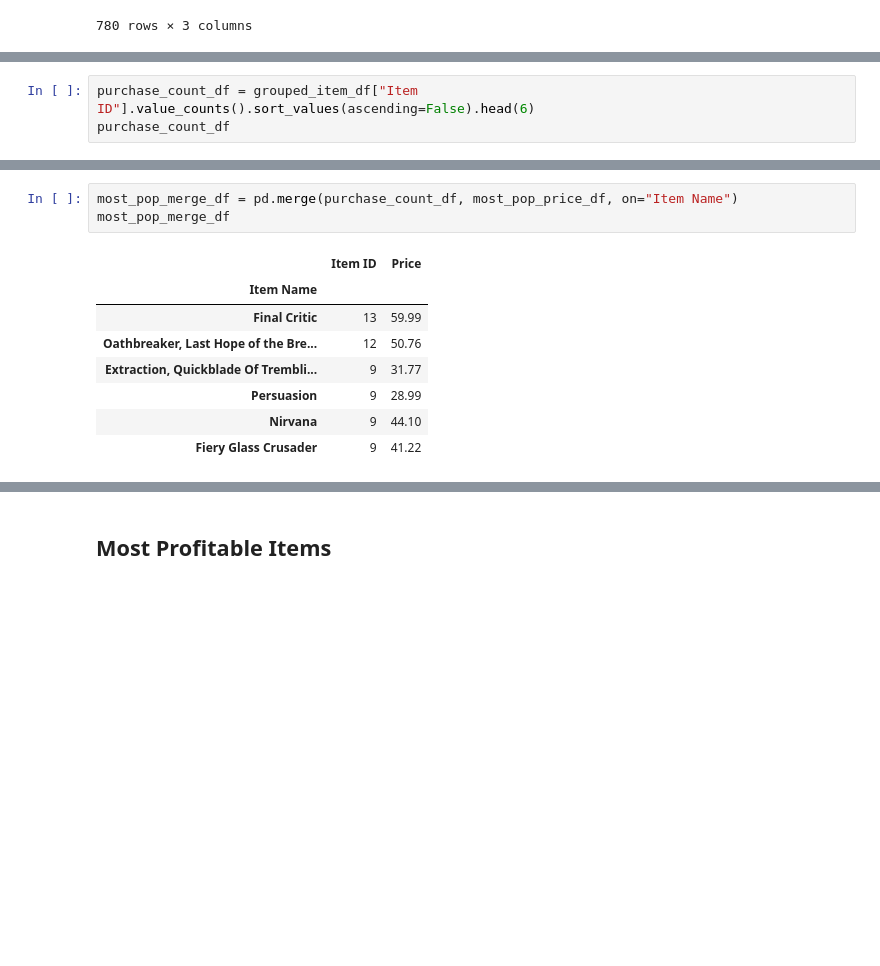
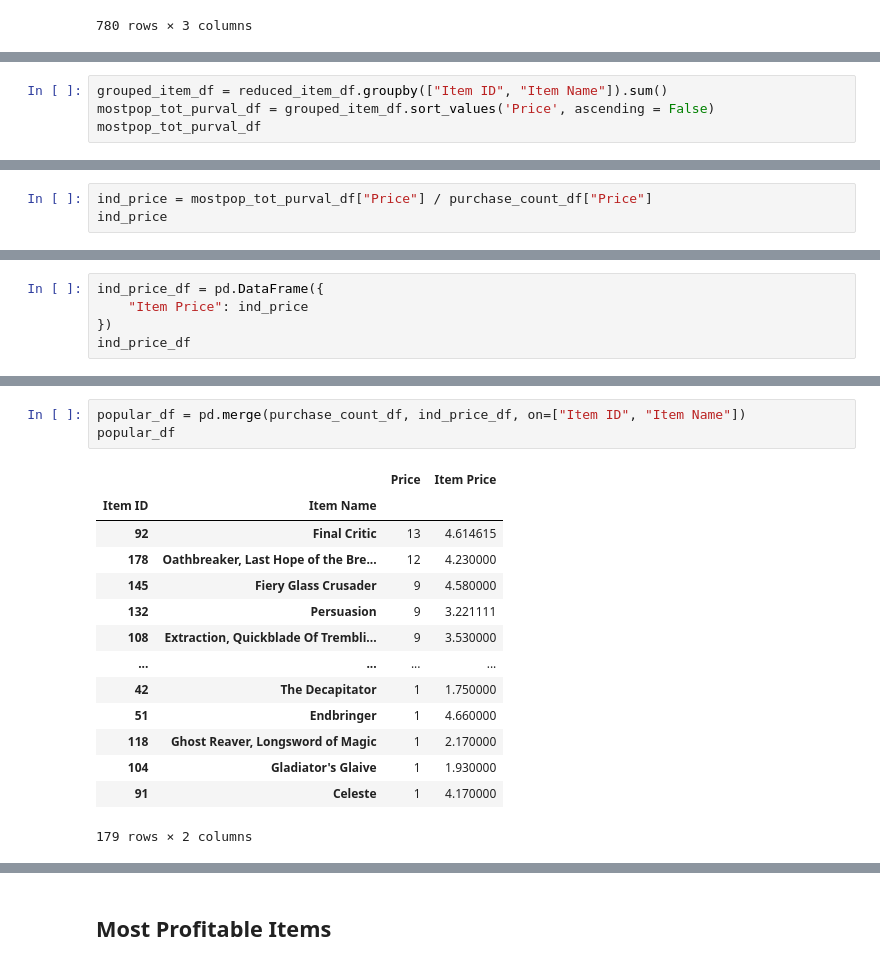
Before and after one commit to alfonsocamero/pandas-challenge, a Jupyter notebook: HeroesOfPymoli/HeroesOfPymoli_starter.ipynb, the cells around one changed output, grey strips where cells are left out. Drawn from its saved outputs; the diff is of its cells as text; blank space fills up the shorter version.

Commit message:
Finished Most Popular DataFrame

```diff
--- a/HeroesOfPymoli/HeroesOfPymoli_starter.ipynb
+++ b/HeroesOfPymoli/HeroesOfPymoli_starter.ipynb
@@ -546,3 +559,0 @@ grouped_item_df
-# %%
-purchase_count_df = grouped_item_df["Item ID"].value_counts().sort_values(ascending=False).head(6)
-purchase_count_df
@@ -573,0 +560,4 @@ Name: Price, dtype: float64
+# %%
+grouped_item_df = reduced_item_df.groupby(["Item ID", "Item Name"]).sum()
+mostpop_tot_purval_df = grouped_item_df.sort_values('Price', ascending = False)
+mostpop_tot_purval_df
@@ -573,0 +579,3 @@ Name: Price, dtype: float64
+# %%
+ind_price = mostpop_tot_purval_df["Price"] / purchase_count_df["Price"]
+ind_price
@@ -573,0 +596,5 @@ Name: Price, dtype: float64
+# %%
+ind_price_df = pd.DataFrame({
+    "Item Price": ind_price
+})
+ind_price_df
@@ -574,12 +616,18 @@ Name: Price, dtype: float64
 # %%
-most_pop_merge_df = pd.merge(purchase_count_df, most_pop_price_df, on="Item Name")
-most_pop_merge_df
+popular_df = pd.merge(purchase_count_df, ind_price_df, on=["Item ID", "Item Name"])
+popular_df
 # %% [output]
-|  | Item ID | Price |
-| Item Name |  |  |
-| Final Critic | 13 | 59.99 |
-| Oathbreaker, Last Hope of the Bre... | 12 | 50.76 |
-| Extraction, Quickblade Of Trembli... | 9 | 31.77 |
-| Persuasion | 9 | 28.99 |
-| Nirvana | 9 | 44.10 |
-| Fiery Glass Crusader | 9 | 41.22 |
+|  |  | Price | Item Price |
+| Item ID | Item Name |  |  |
+| 92 | Final Critic | 13 | 4.614615 |
+| 178 | Oathbreaker, Last Hope of the Bre... | 12 | 4.230000 |
+| 145 | Fiery Glass Crusader | 9 | 4.580000 |
+| 132 | Persuasion | 9 | 3.221111 |
+| 108 | Extraction, Quickblade Of Trembli... | 9 | 3.530000 |
+| ... | ... | ... | ... |
+| 42 | The Decapitator | 1 | 1.750000 |
+| 51 | Endbringer | 1 | 4.660000 |
+| 118 | Ghost Reaver, Longsword of Magic | 1 | 2.170000 |
+| 104 | Gladiator's Glaive | 1 | 1.930000 |
+| 91 | Celeste | 1 | 4.170000 |
+179 rows × 2 columns
```
Also changed, not shown: parts of 8 cells of this notebook.
